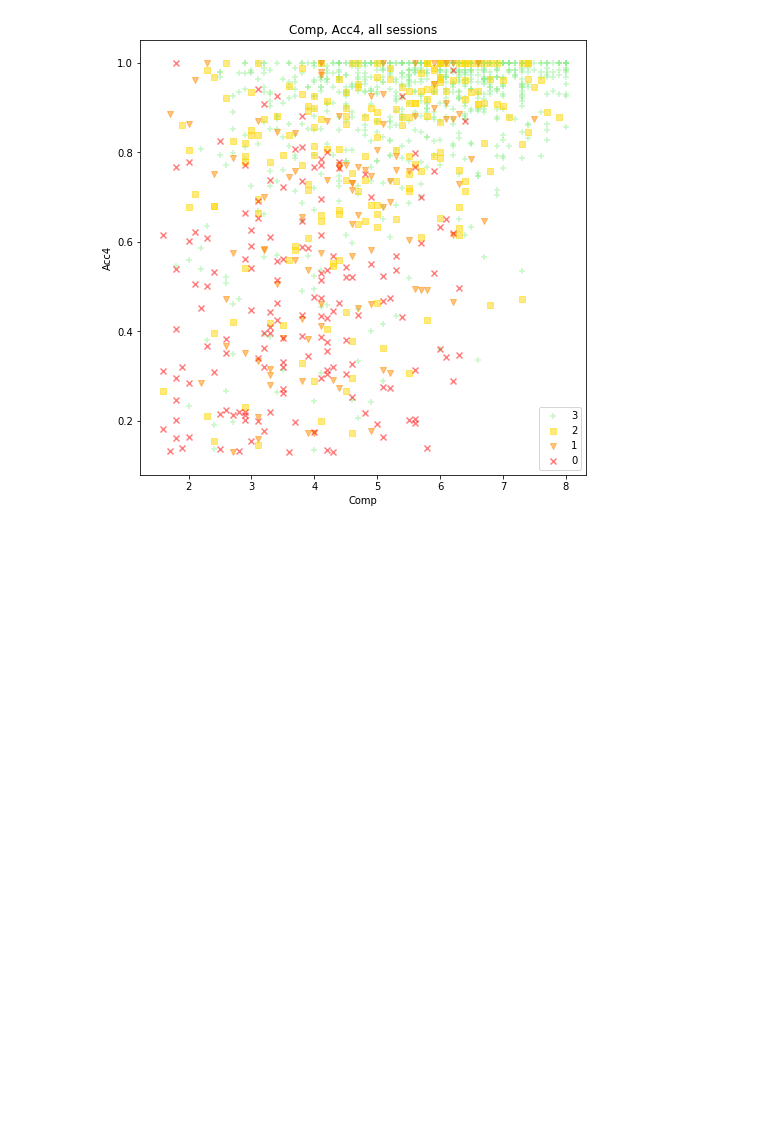
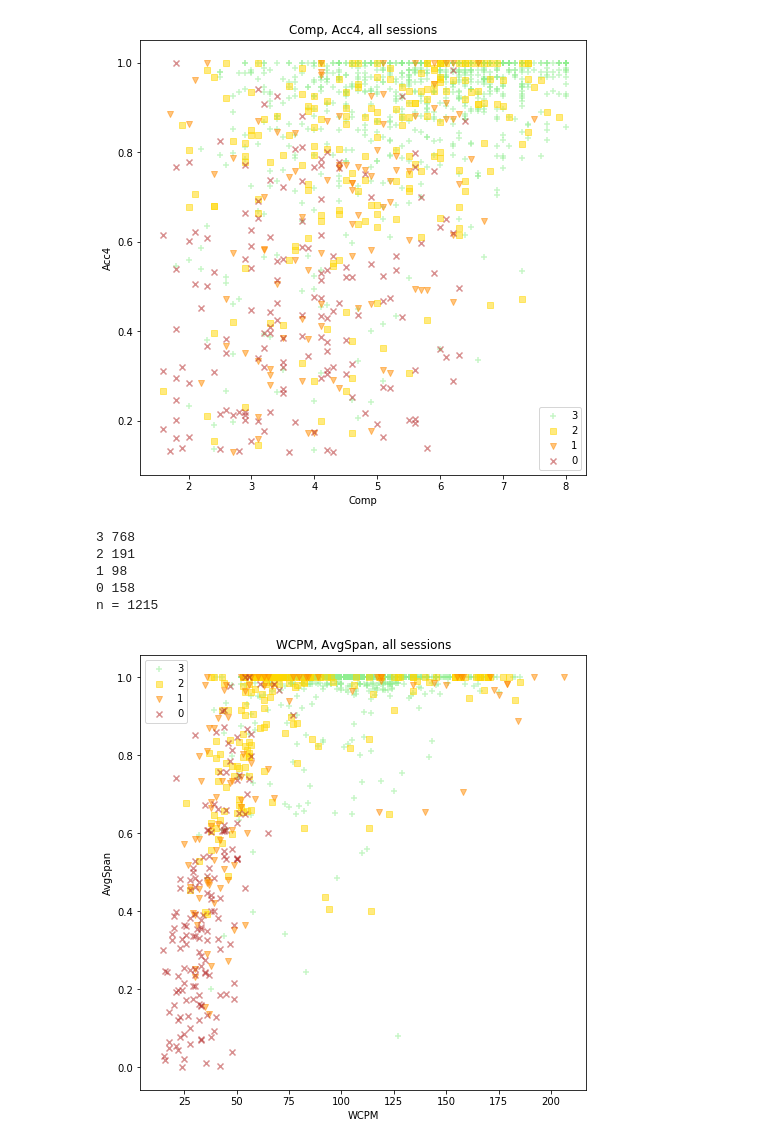
Before and after one commit to ycm/profiler, a Jupyter notebook: text-difficulty-prediction/scatterplots.ipynb, the cells around one changed output. Drawn from its saved outputs; the diff is of its cells as text; code cells hidden in the pictures; blank space fills up the shorter version.

```diff
--- a/text-difficulty-prediction/scatterplots.ipynb
+++ b/text-difficulty-prediction/scatterplots.ipynb
@@ -82,7 +122,7 @@ def plot_two_features_all_sessions(feature_1, feature_2):
     plt.figure(figsize=(8, 8))
     for gyor_numeric_value, gyor_color, gyor_marker in zip(
         [3, 2, 1, 0],
-        ['lightgreen', 'gold', 'darkorange', 'red'],
+        ['lightgreen', 'gold', 'darkorange', 'firebrick'],
         ['+', 's', 'v', 'x']):
         df_selected = df.loc[df.gyorJ == gyor_numeric_value]
         feature_1_column = df_selected[feature_1]
@@ -128,6 +168,15 @@ plot_two_features_all_sessions('Comp', 'Acc4')
 0 158
 n = 1215
 [figure]
+# %%
+plot_two_features_all_sessions('WCPM', 'AvgSpan')
+# %% [output]
+3 768
+2 191
+1 98
+0 158
+n = 1215
+[figure, added]
 # %%
 def plot_two_features_by_grade(feature_1, feature_2):
     fig, ax = plt.subplots(1, 4)
```
Also changed, not shown: parts of 15 cells of this notebook, 2 other files.
